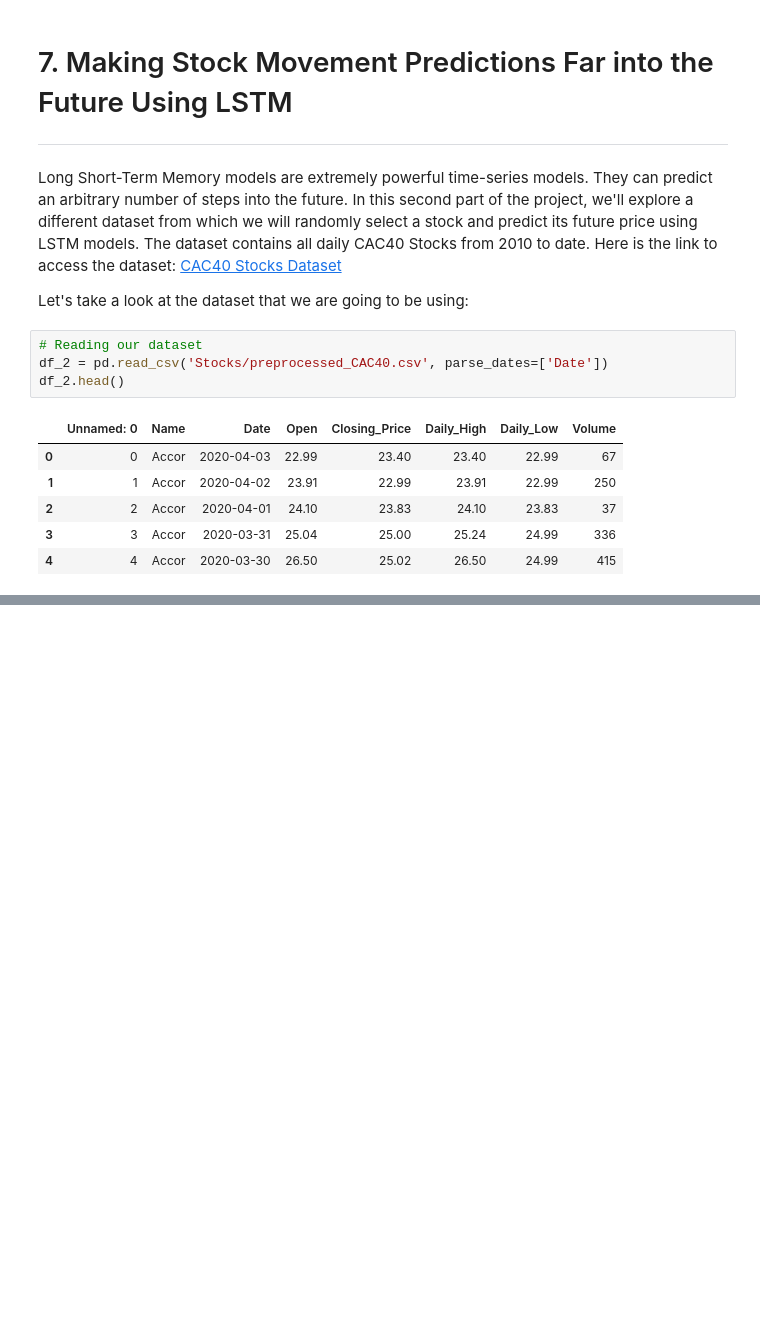
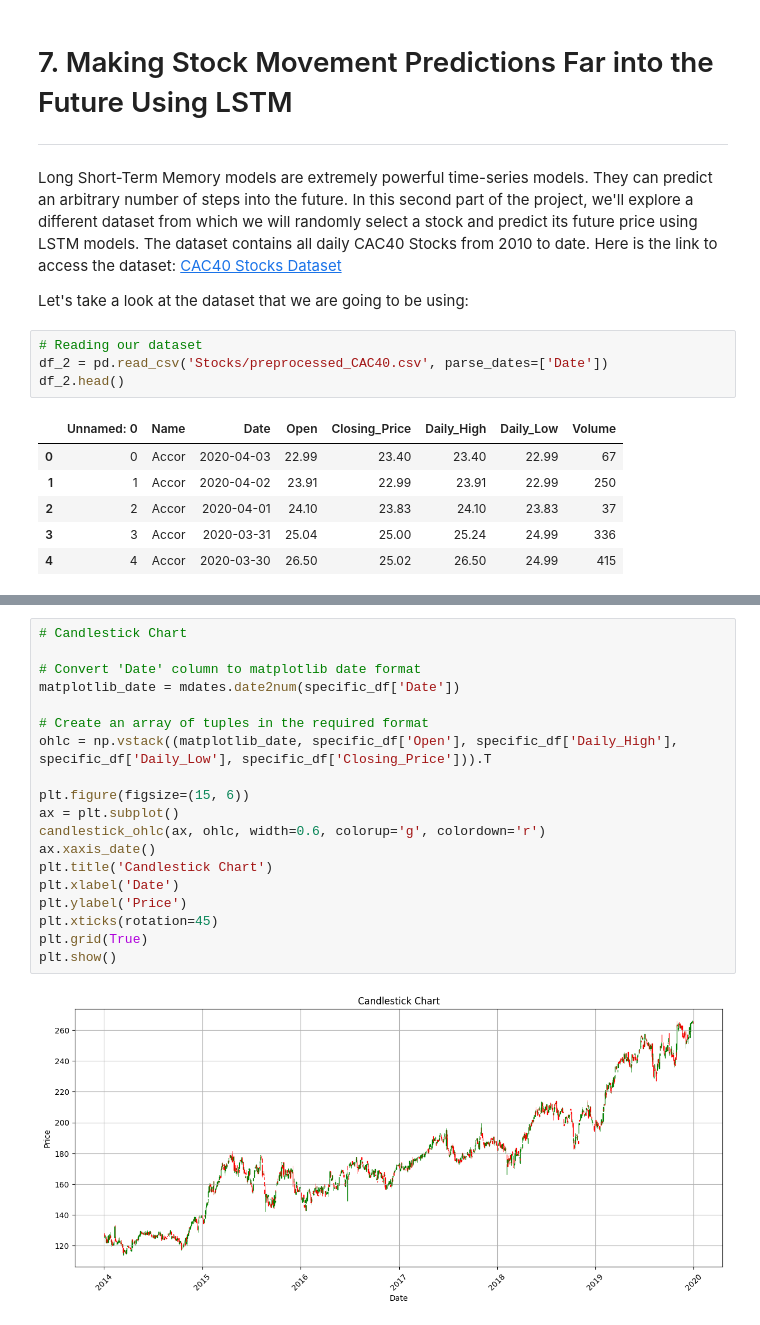
Before and after one commit to Ignacio-Antequera/Stock-Market-Predictions-with-LSTM-Neural-Networks, a Jupyter notebook: Stock Market - LSTM Neural Networks.ipynb, the cells around one changed output, grey strips where cells are left out. Saved outputs shown, nothing was run; the diff lists cells and outputs as text; blank space fills up the shorter version.

```diff
--- a/Stock Market - LSTM Neural Networks.ipynb
+++ b/Stock Market - LSTM Neural Networks.ipynb
@@ -411,0 +462,21 @@ df_2.head()
+# %%
+# Candlestick Chart
+
+# Convert 'Date' column to matplotlib date format
+matplotlib_date = mdates.date2num(specific_df['Date'])
+
+# Create an array of tuples in the required format
+ohlc = np.vstack((matplotlib_date, specific_df['Open'], specific_df['Daily_High'], specific_df['Daily_Low'], specific_df['Closing_Price'])).T
+
+plt.figure(figsize=(15, 6))
+ax = plt.subplot()
+candlestick_ohlc(ax, ohlc, width=0.6, colorup='g', colordown='r')
+ax.xaxis_date()
+plt.title('Candlestick Chart')
+plt.xlabel('Date')
+plt.ylabel('Price')
+plt.xticks(rotation=45)
+plt.grid(True)
+plt.show()
+# %% [output]
+[figure, added]
```
Also changed, not shown: parts of 10 cells of this notebook.
